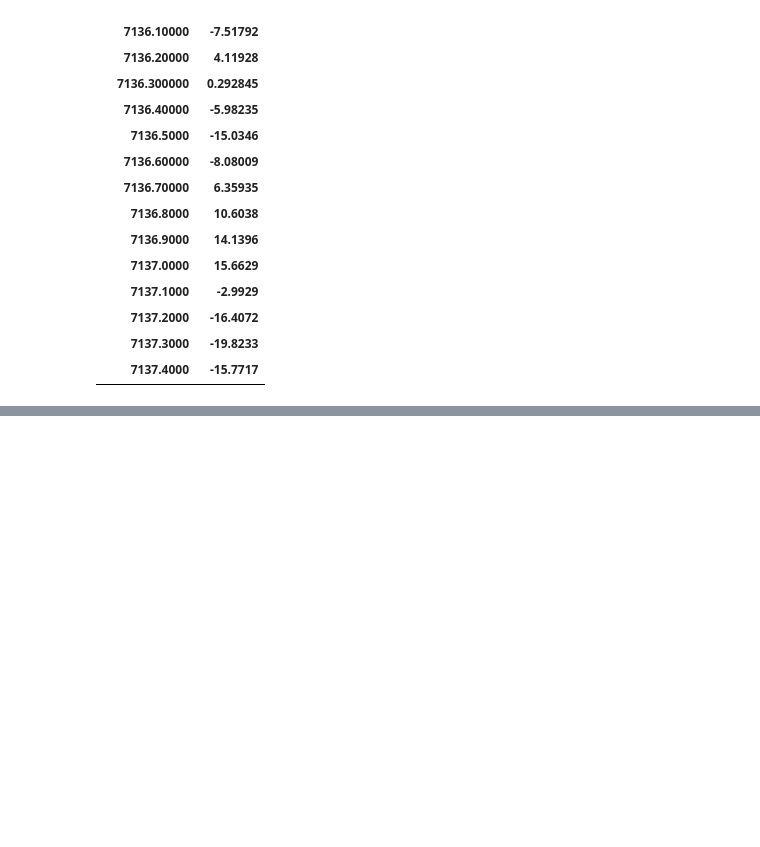
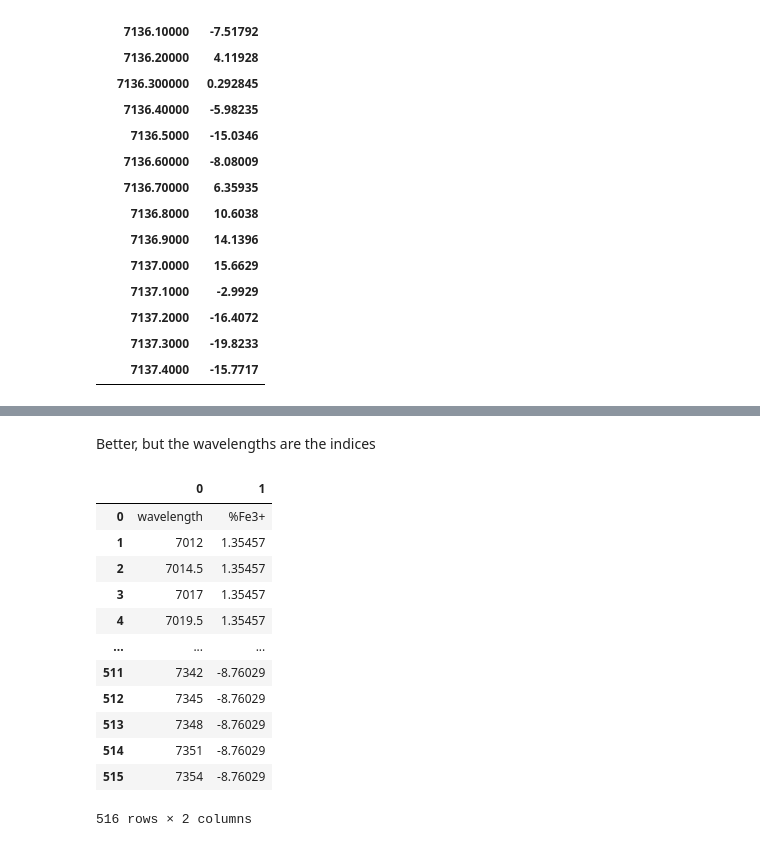
Before and after one commit to wd15/r-value-project, a Jupyter notebook: python_notebooks/evan.ipynb, the cells around one changed output, grey strips where cells are left out. Cells and saved outputs as stored; diff of their text form; code cells hidden in the pictures; blank space fills up the shorter version.

```diff
--- a/python_notebooks/evan.ipynb
+++ b/python_notebooks/evan.ipynb
@@ -808,0 +442,18 @@ pandas.read_csv('regression_model (1).csv').T.wavelength
+# %% [markdown]
+Better, but the wavelengths are the indices
+# %%
+pandas.read_csv('regression_model (1).csv', header=None, skiprows=1).T
+# %% [output]
+|  | 0 | 1 |
+| 0 | wavelength | %Fe3+ |
+| 1 | 7012 | 1.35457 |
+| 2 | 7014.5 | 1.35457 |
+| 3 | 7017 | 1.35457 |
+| 4 | 7019.5 | 1.35457 |
+| ... | ... | ... |
+| 511 | 7342 | -8.76029 |
+| 512 | 7345 | -8.76029 |
+| 513 | 7348 | -8.76029 |
+| 514 | 7351 | -8.76029 |
+| 515 | 7354 | -8.76029 |
+516 rows × 2 columns
```
Also changed, not shown: parts of 10 cells of this notebook.
